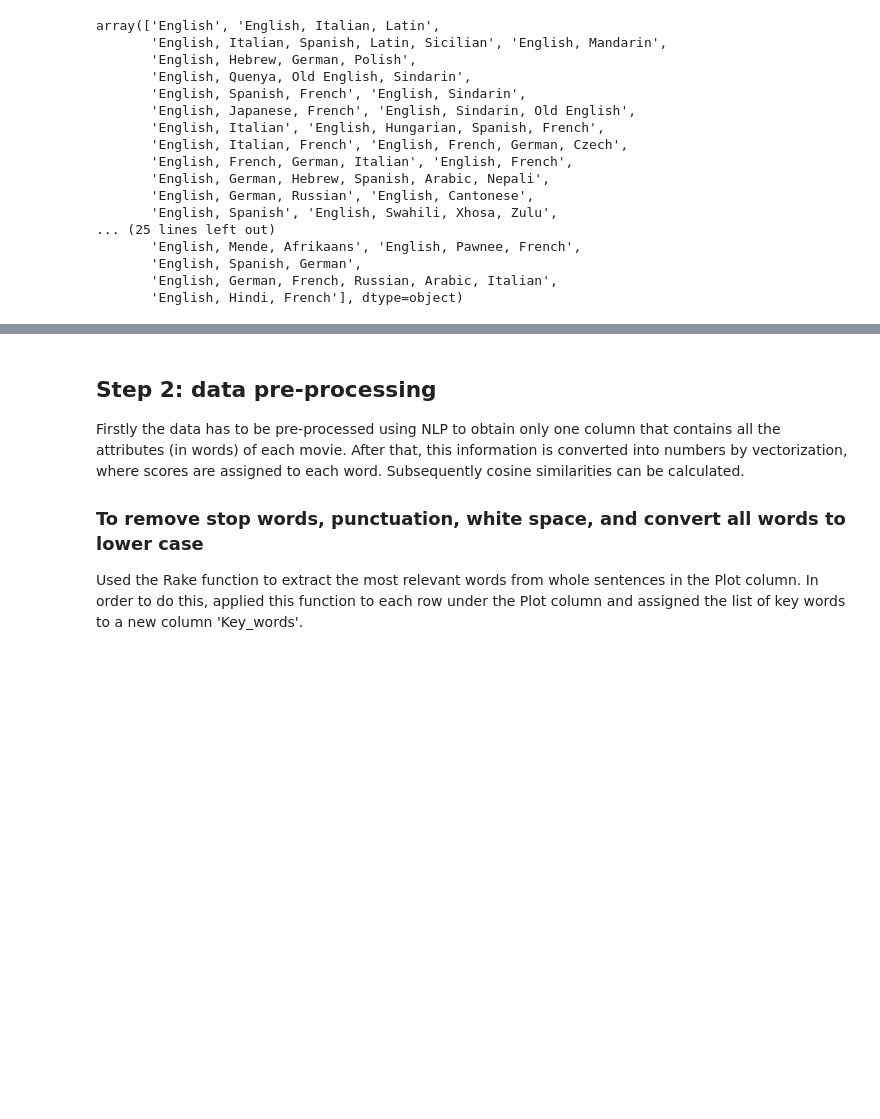
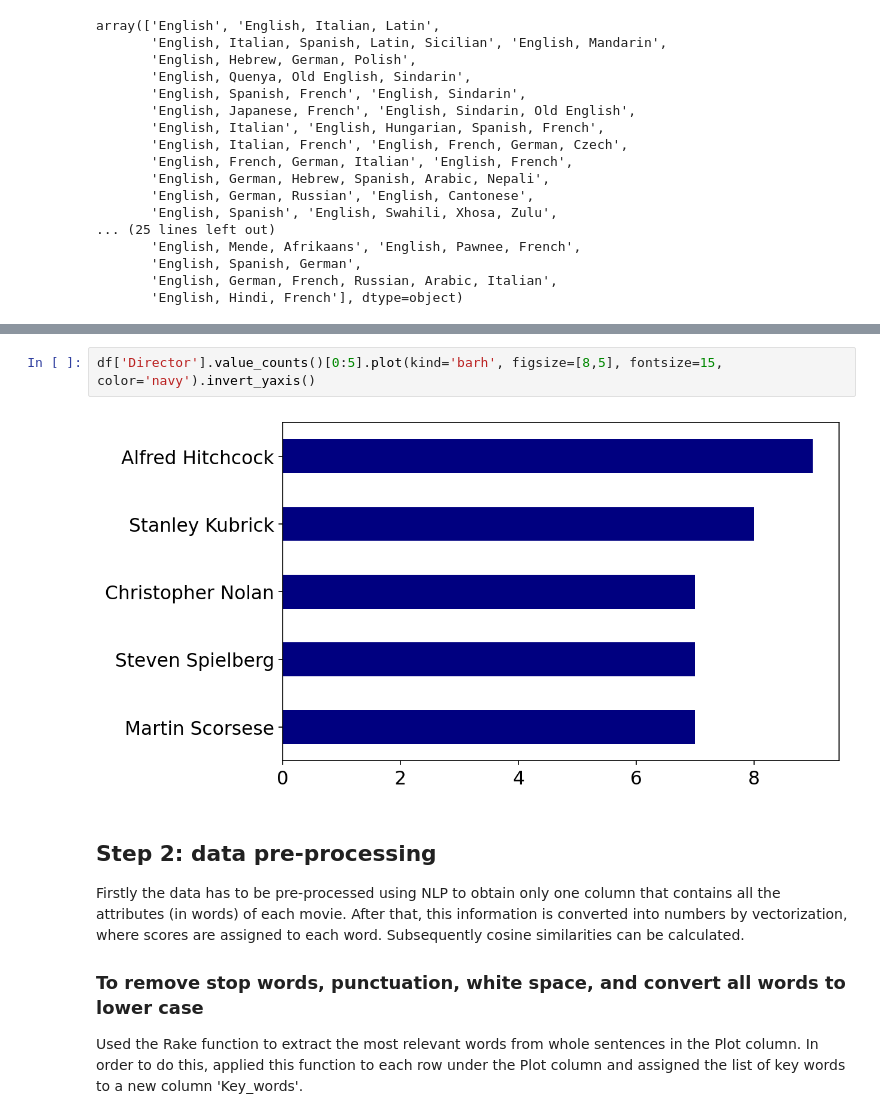
Before and after one commit to CLWIL128/Deep-Learning-Group-10, a Jupyter notebook: Item-based collaborative filtering.ipynb, the cells around one changed output, grey strips where cells are left out. Drawn from its saved outputs; the diff is of its cells as text; blank space fills up the shorter version.

```diff
--- a/Item-based collaborative filtering.ipynb
+++ b/Item-based collaborative filtering.ipynb
@@ -347,3 +306,7 @@ NameError: name 'df' is not defined
+# %%
+df['Director'].value_counts()[0:5].plot(kind='barh', figsize=[8,5], fontsize=15, color='navy').invert_yaxis()
+# %% [output]
+[figure, added]
 # %% [markdown]
 ## Step 2: data pre-processing
 
```
Also changed, not shown: parts of 42 cells of this notebook.
